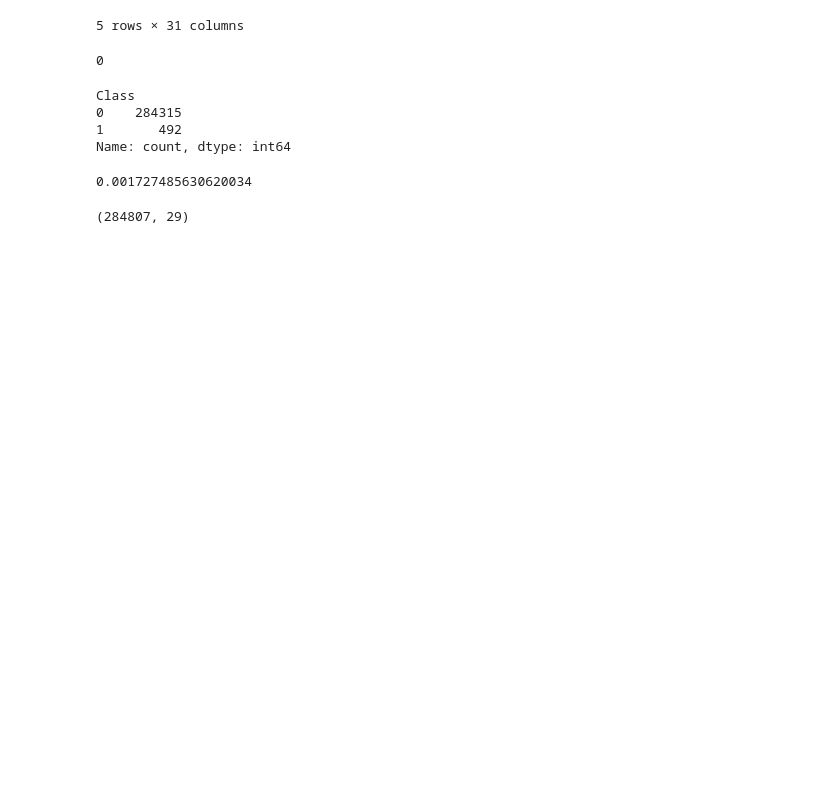
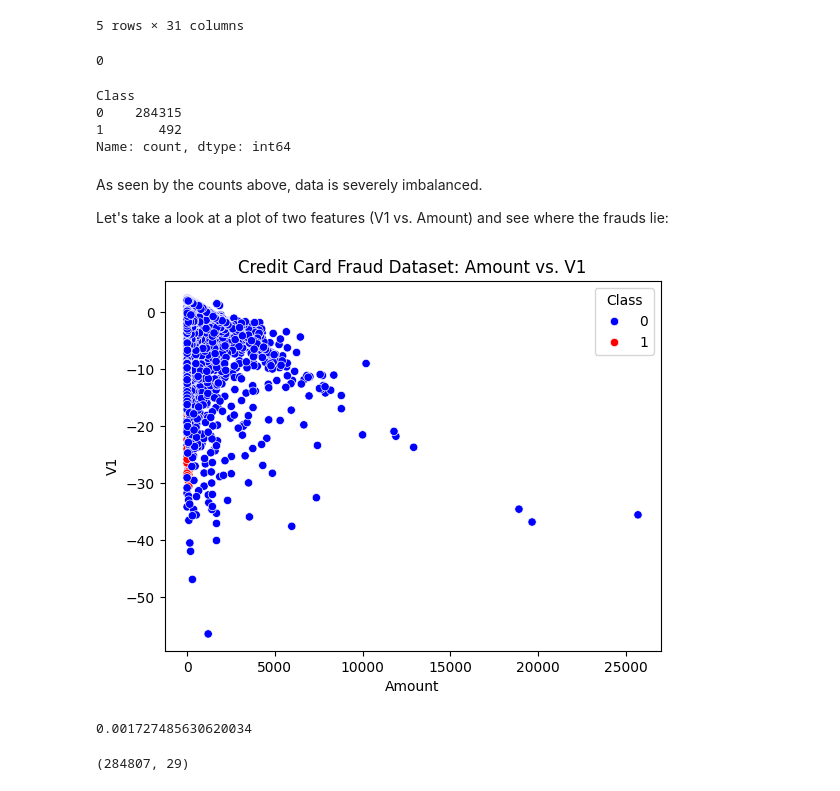
Before and after one commit to sumedhars/csc5601-term-project, a Jupyter notebook: client.ipynb, the cells around one changed output. Drawn from its saved outputs; the diff is of its cells as text; code cells hidden in the pictures; blank space fills up the shorter version.

```diff
--- a/client.ipynb
+++ b/client.ipynb
@@ -33,6 +33,17 @@ Class
 0    284315
 1       492
 Name: count, dtype: int64
+# %% [markdown]
+As seen by the counts above, data is severely imbalanced.
+
+Let's take a look at a plot of two features (V1 vs. Amount) and see where the frauds lie:
+# %%
+# plotting anomalies over 'Amount' and 'V1'
+sns.scatterplot(data=creditcard, x='Amount', y='V1', hue='Class', palette={0: "blue", 1: "red"})
+plt.title("Credit Card Fraud Dataset: Amount vs. V1")
+plt.show()
+# %% [output]
+[figure, added]
 # %%
 proportion_outliers = 492 / (492+284315)
 proportion_outliers
```
Also changed, not shown: parts of 38 cells of this notebook.
